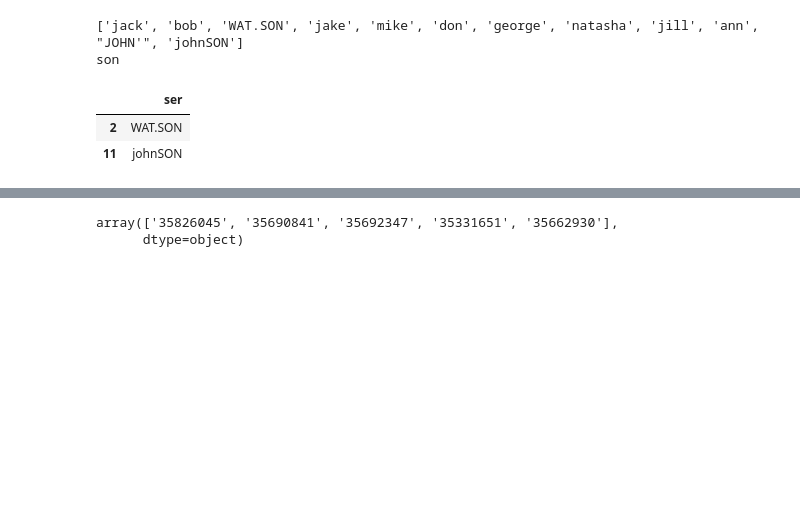
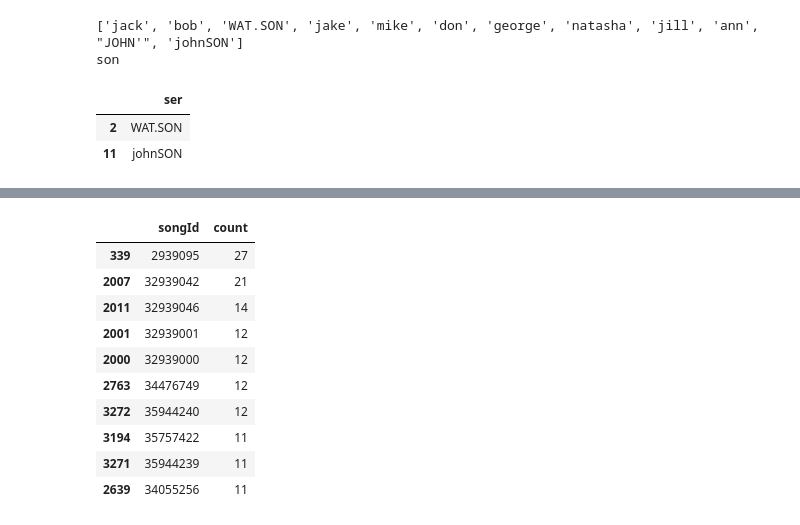
Before and after one commit to ssmpet/MachineLearning-Lecture-2023-5, a Jupyter notebook: 98.Project/05.플레이리스트기반추천.ipynb, the cells around one changed output, grey strips where cells are left out. Saved outputs shown, nothing was run; the diff lists cells and outputs as text; code cells hidden in the pictures; blank space fills up the shorter version.

```diff
--- a/98.Project/05.플레이리스트기반추천.ipynb
+++ b/98.Project/05.플레이리스트기반추천.ipynb
@@ -213,6 +298,15 @@ df_songs = pd.DataFrame({'songId' : songs[0], 'count' : songs[1]})
 # %%
-song_list = df_songs.sort_values('count', ascending=False).head(5)['songId'].values
+song_list = df_songs.sort_values('count', ascending=False).head(10)
 song_list
 # %% [output]
-array(['35826045', '35690841', '35692347', '35331651', '35662930'],
-      dtype=object)
+|  | songId | count |
+| 339 | 2939095 | 27 |
+| 2007 | 32939042 | 21 |
+| 2011 | 32939046 | 14 |
+| 2001 | 32939001 | 12 |
+| 2000 | 32939000 | 12 |
+| 2763 | 34476749 | 12 |
+| 3272 | 35944240 | 12 |
+| 3194 | 35757422 | 11 |
+| 3271 | 35944239 | 11 |
+| 2639 | 34055256 | 11 |
```
Also changed, not shown: parts of 22 cells of this notebook, 11 other files.
